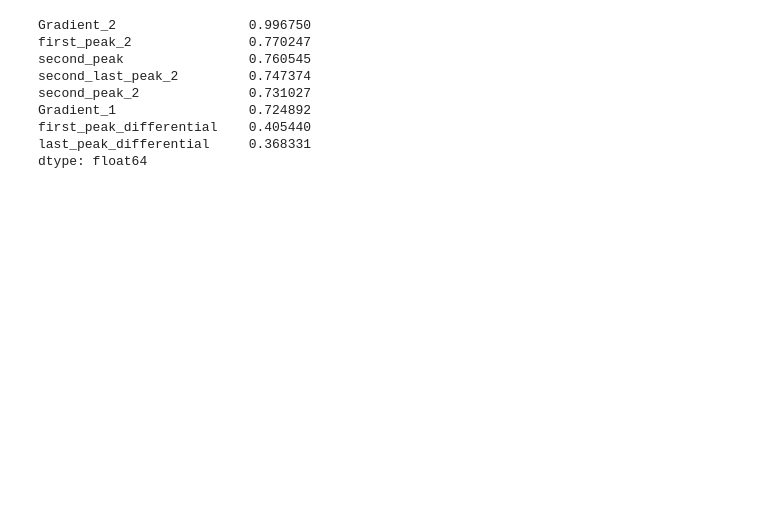
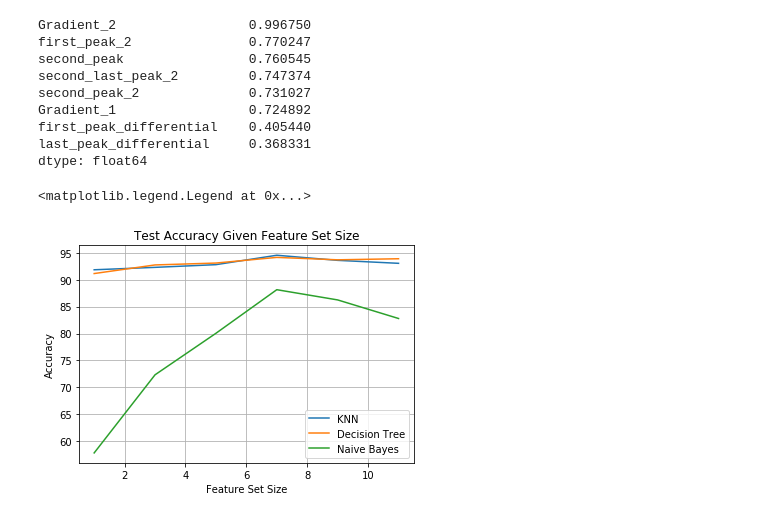
Before and after one commit to PaulKumar33/thesis_work, a Jupyter notebook: features/feature_book.ipynb, the cells around one changed output. Drawn from its saved outputs; the diff is of its cells as text; code cells hidden in the pictures; blank space fills up the shorter version.

```diff
--- a/features/feature_book.ipynb
+++ b/features/feature_book.ipynb
@@ -166,3 +137,28 @@ Gradient_1                 0.724892
 first_peak_differential    0.405440
 last_peak_differential     0.368331
 dtype: float64
+# %%
+import seaborn as sns
+
+y_in_knn = [91.85, 92.30, 92.80, 94.55, 93.60, 93.05]
+y_in_dt = [91.15, 92.75 ,93.1, 94.15, 93.7, 93.9]
+y_in_nb = [57.83, 72.34, 80.05, 88.15, 86.25, 82.80]
+
+
+x_in = [1, 3, 5, 7, 9, 11]
+
+df = pd.DataFrame({"x":x_in, "KNN":y_in_knn, "Decision Tree":y_in_dt, "Naive Bayes":y_in_nb})
+#df.columns=["x", "KNN", "Decision Tree", "Naive Bayes"]
+
+sns.lineplot(data=df, x="x", y="KNN")
+sns.lineplot(data=df, x="x", y="Decision Tree")
+sns.lineplot(data=df, x="x", y="Naive Bayes")
+
+plt.title("Test Accuracy Given Feature Set Size")
+plt.xlabel("Feature Set Size")
+plt.ylabel("Accuracy")
+plt.grid()
+plt.legend(["KNN", "Decision Tree", "Naive Bayes"])
+# %% [output]
+<matplotlib.legend.Legend at 0x...>
+[figure, added]
```
Also changed, not shown: parts of 2 cells of this notebook, 2 other files.
